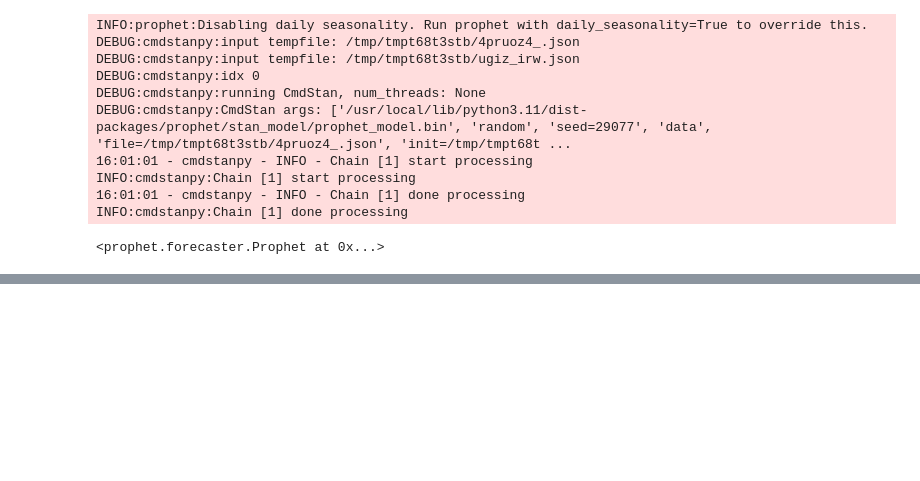
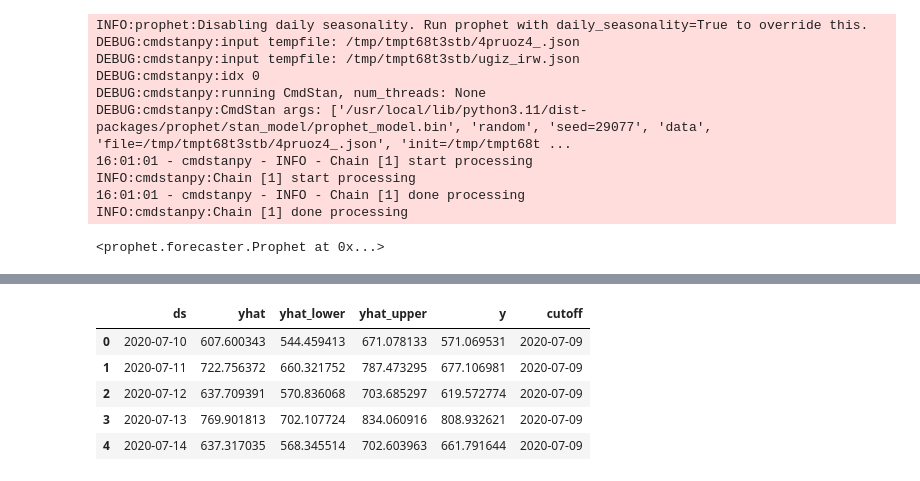
Before and after one commit to mrcruz117/Prophet---Parameter-Tuning-Dev, a Jupyter notebook: Prophet_Parameter_Tuning_Dev.ipynb, the cells around one changed output, grey strips where cells are left out. Saved outputs shown, nothing was run; the diff lists cells and outputs as text; code cells hidden in the pictures; blank space fills up the shorter version.

Commit message:
cross validation

```diff
--- a/Prophet_Parameter_Tuning_Dev.ipynb
+++ b/Prophet_Parameter_Tuning_Dev.ipynb
@@ -142,0 +152,8 @@ INFO:cmdstanpy:Chain [1] done processing
+# %%
+df_cv = cross_validation(
+    model = m,
+    horizon = '31 days',
+    period = '16 days',
+    initial = '2012 days',
+    parallel = 'processes'
+)
@@ -142,0 +178,9 @@ INFO:cmdstanpy:Chain [1] done processing
+# %%
+df_cv.head()
+# %% [output]
+|  | ds | yhat | yhat_lower | yhat_upper | y | cutoff |
+| 0 | 2020-07-10 | 607.600343 | 544.459413 | 671.078133 | 571.069531 | 2020-07-09 |
+| 1 | 2020-07-11 | 722.756372 | 660.321752 | 787.473295 | 677.106981 | 2020-07-09 |
+| 2 | 2020-07-12 | 637.709391 | 570.836068 | 703.685297 | 619.572774 | 2020-07-09 |
+| 3 | 2020-07-13 | 769.901813 | 702.107724 | 834.060916 | 808.932621 | 2020-07-09 |
+| 4 | 2020-07-14 | 637.317035 | 568.345514 | 702.603963 | 661.791644 | 2020-07-09 |
```
Also changed, not shown: parts of 4 cells of this notebook.
